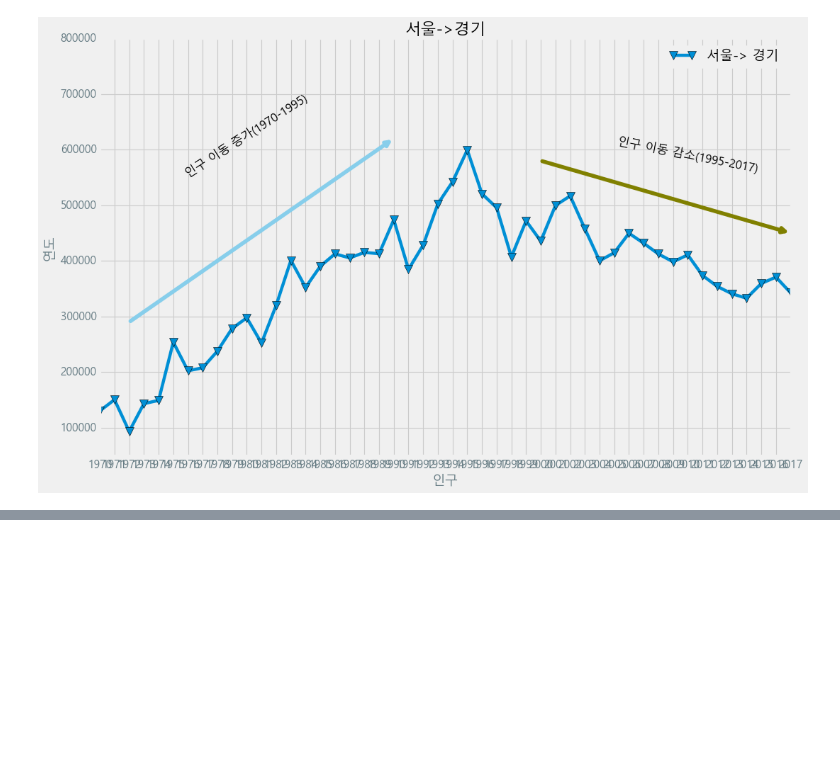
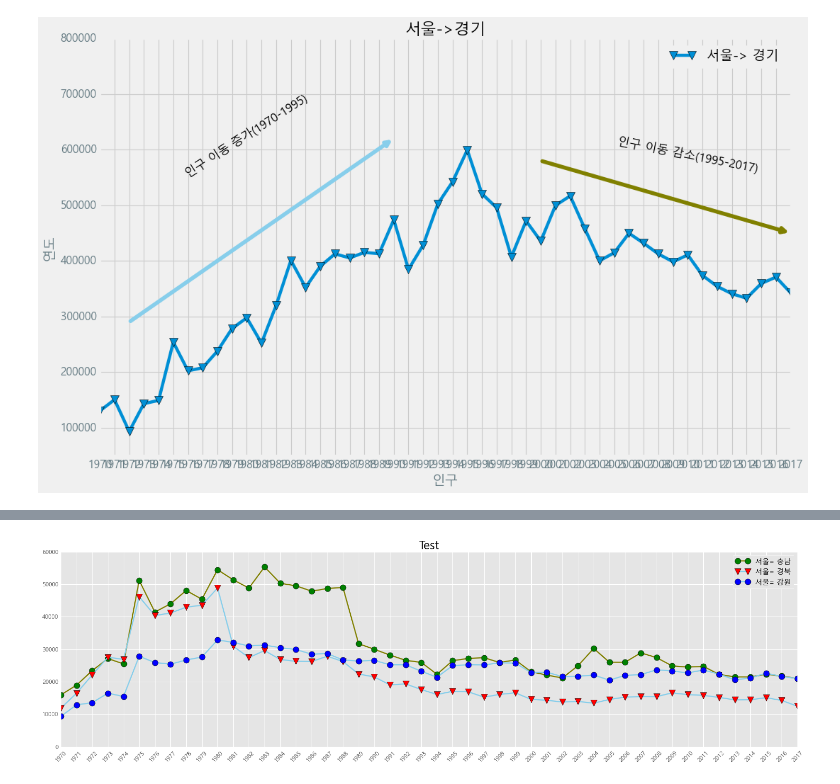
Before and after one commit to JBD-developer/Python_Library, a Jupyter notebook: Pandas/Ex01/Pandas05.ipynb, the cells around one changed output, grey strips where cells are left out. Saved outputs shown, nothing was run; the diff lists cells and outputs as text; code cells hidden in the pictures; blank space fills up the shorter version.

```diff
--- a/Pandas/Ex01/Pandas05.ipynb
+++ b/Pandas/Ex01/Pandas05.ipynb
@@ -194,0 +242,62 @@ plt.show()
+# %%
+import matplotlib.pyplot as plt
+from matplotlib import font_manager, rc
+import pandas as pd
+
+font_path = "C:\\Windows\\Fonts\\malgun.ttf"
+font_name = font_manager.FontProperties(fname=font_path).get_name()
+rc('font', family=font_name)
+
+df1 = pd.read_excel("File\\시도별 전출입 인구수.xlsx", engine='openpyxl', header=0)
+df1.fillna(method="ffill", inplace=True)
+mask = (df1["전출지별"] == "서울특별시") & (df1["전입지별"] !="서울특별시")
+df_seoul = df1[mask]
+df_seoul =df_seoul.drop(["전출지별"], axis=1)
+df_seoul.rename({"전입지별":"전입지"}, inplace=True, axis=1)
+df_seoul.set_index("전입지", inplace=True)
+
+col_year = list(map(str, range(1970, 2018)))
+df_3 = df_seoul.loc[["충청남도", "경상북도", "강원도"], col_year]
+
+plt.style.use("ggplot")
+
+fig = plt.figure(figsize=(20, 5))
+ax = fig.add_subplot(1, 1, 1)
+
+ax.plot(
+    col_year,
+    df_3.loc["충청남도",:],
+    marker='o',
+    markerfacecolor='green',
+    markersize='10',
+    color='olive',
+    linewidth=2,
+    label= '서울= 충남'
+    )
+
+ax.plot(
+    col_year,
+    df_3.loc["경상북도", :],
+    marker='v',
+    markerfacecolor='red',
+    markersize='10', color='skyblue',
+    linewidth=2,
+    label= '서울= 경북'
+    )
+ax.plot(
+    col_year,
+    df_3.loc["강원도", :],
+    marker='o',
+    markerfacecolor='blue',
+    markersize='10',
+    color='skyblue',
+    linewidth=2,
+    label= '서울= 강원'
+    )
+
+ax.legend(loc="best")
+ax.set_title("Test", size=20)
+ax.set_xticklabels(col_year, rotation=45)
+plt.show()
+# %% [output]
+[figure, added]
```
Also changed, not shown: parts of 2 cells of this notebook.
